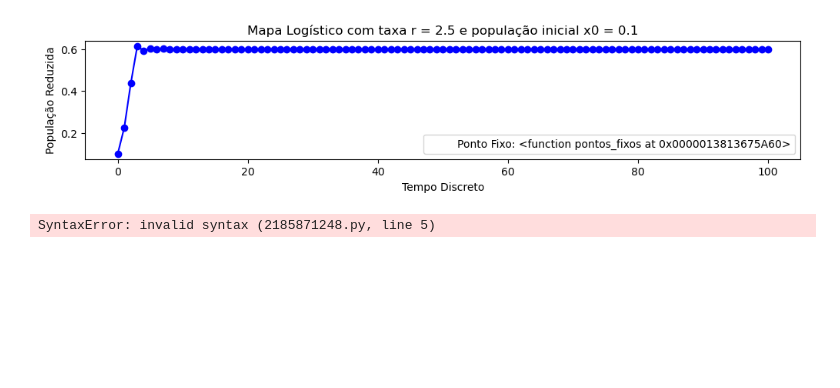
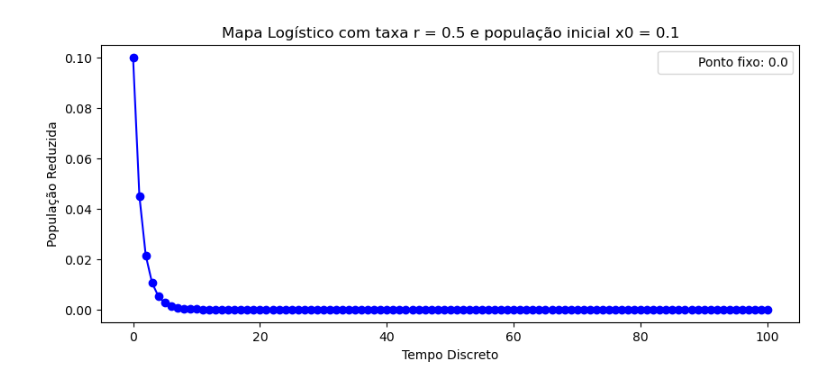
Before and after one commit to abispo300/DinamicaNaoLinearCaos, a Jupyter notebook: Mapa_logistico.ipynb, the cells around one changed output. Cells and saved outputs as stored; diff of their text form; code cells hidden in the pictures; blank space fills up the shorter version.

Commit message:
mapa logistico

```diff
--- a/Mapa_logistico.ipynb
+++ b/Mapa_logistico.ipynb
@@ -24,17 +30,19 @@ def pontos_fixos(f_x):
 # %%
-r = 0.5
-x0 = 0.1
-n = 100
-y = mapa_logistico(r,x0,n)
-pontos = pontos_fixos(y)
+def grafico(r, x0, n, loc_):
+    y = mapa_logistico(r, x0, n)
+    ponto = pontos_fixos(y)
 
-plt.figure(figsize = (10,4))
-plt.plot(y, marker = 'o', color = 'b')
-plt.title(f'Mapa Logístico com taxa r = {r} e população inicial x0 = {x0}')
-plt.ylabel('População Reduzida')
-plt.xlabel('Tempo Discreto')
+    if len(ponto) > 1:
+        legenda = [f'Pontos fixos: {ponto}']
+    elif len(ponto)==1:
+        legenda = [f'Ponto fixo: {ponto[0]}']
+    else:
+        legenda = [f'Ponto fixo: {ponto.any()}']
 
-legenda = [f'Ponto Fixo: {pontos}']
-plt.legend(handles=[plt.Line2D([], [], linestyle='None', label=legenda[0])], loc='upper right')
-
-plt.show()
+    plt.figure(figsize=(10, 4))
+    plt.plot(y, marker='o', color='b')
+    plt.title(f'Mapa Logístico com taxa r = {r} e população inicial x0 = {x0}')
+    plt.ylabel('População Reduzida')
+    plt.xlabel('Tempo Discreto')
+    plt.legend(handles=[plt.Line2D([], [], linestyle='None', label=legenda[0])], loc=loc_)
+    return plt.show()
@@ -62,34 +48,0 @@ plt.show()
-# %%
-r = 2.5
-x0 = 0.1
-n = 100
-y = mapa_logistico(r,x0,n)
-pontos = pontos_fixos(y)
-
-plt.figure(figsize = (12,2))
-plt.plot(y, marker = 'o', color = 'b')
-plt.title(f'Mapa Logístico com taxa r = {r} e população inicial x0 = {x0}')
-plt.ylabel('População Reduzida')
-plt.xlabel('Tempo Discreto')
-
-legenda = [f'Ponto Fixo: {pontos_fixos}']
-plt.legend(handles = [plt.Line2D([],[], linestyle = 'None', label = legenda[0])], loc = 'lower right')
-
-plt.show()
-# %% [output]
-[figure, removed]
-# %%
-r = 3.3
-x0 = 0.1
-n = 100
-y = mapa_logistico(r,x0,n)
-pontos =
-
-plt.figure(figsize = (10,4))
-plt.plot(y, marker = 'o', color = 'b')
-plt.title(f'Mapa Logístico com taxa r = {r} e população inicial x0 = {x0}')
-plt.ylabel('População Reduzida')
-plt.xlabel('Tempo Discreto')
-plt.show()
-# %% [output]
-SyntaxError: invalid syntax (2185871248.py, line 5)
@@ -125,0 +49,4 @@ plt.show()
+# %%
+grafico(0.5,0.1,100,'upper right')
+# %% [output]
+[figure, added]
```
Also changed, not shown: parts of 13 cells of this notebook.
